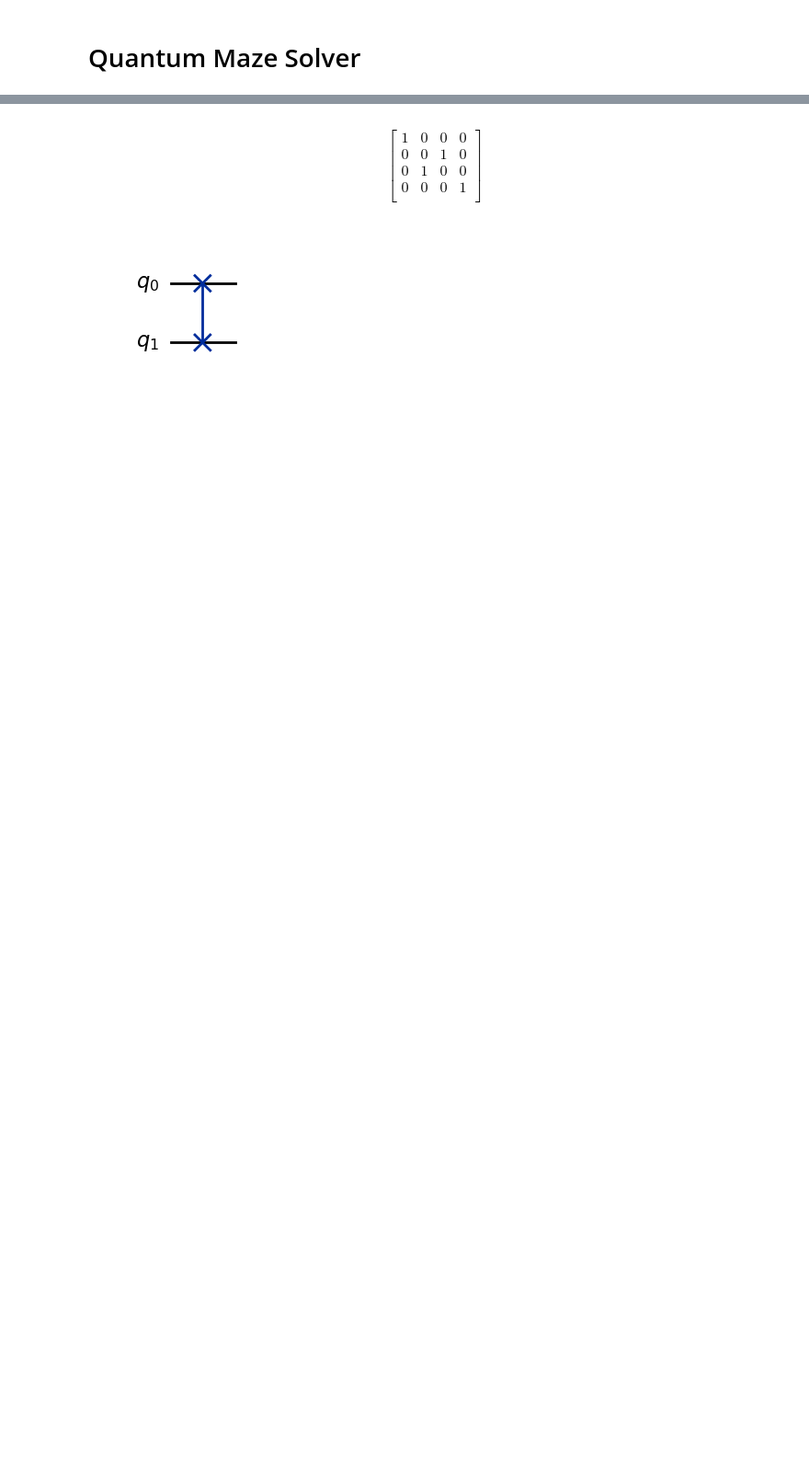
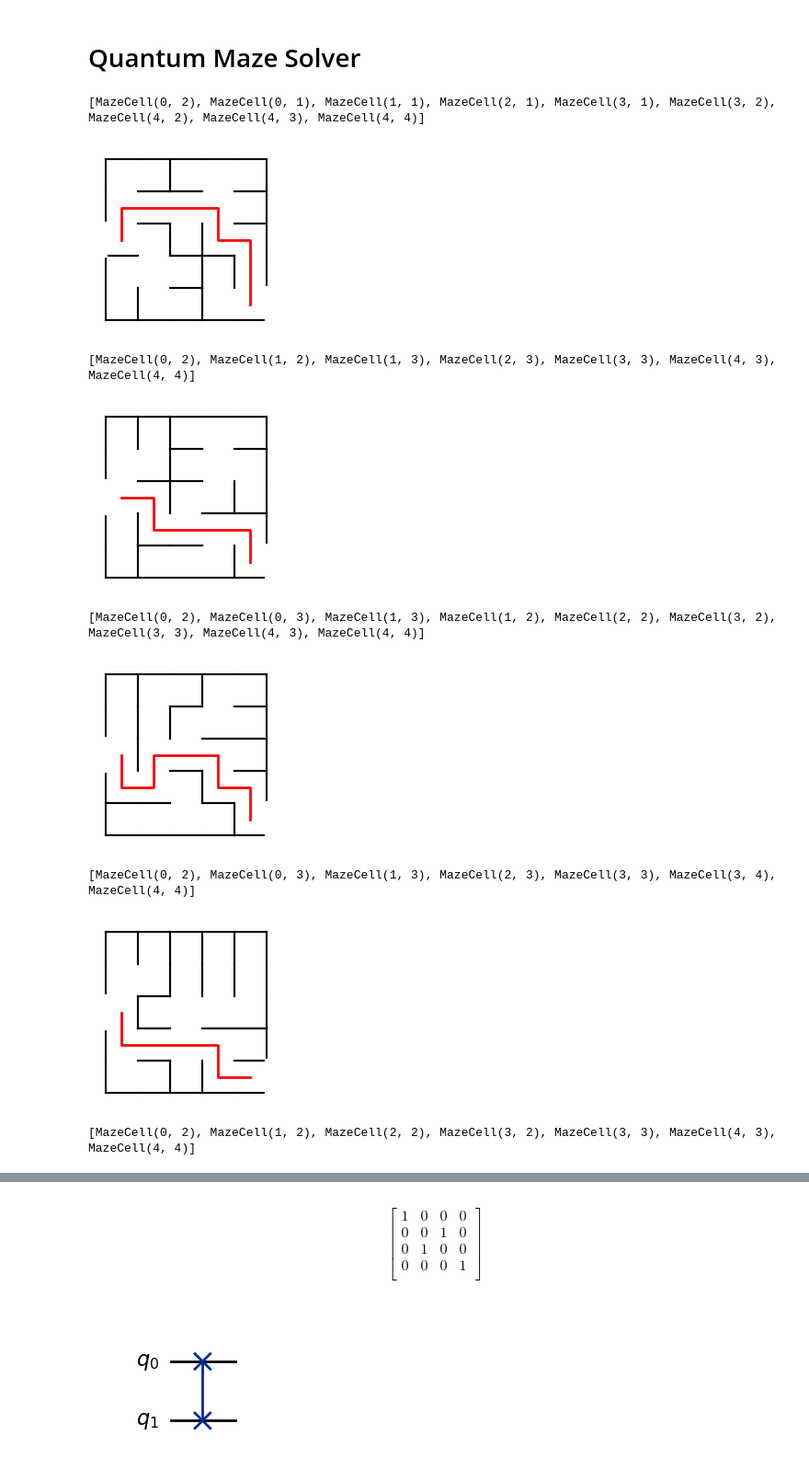
Before and after one commit to 1ngVG-QCCE/QuantumMazeSolver, a Jupyter notebook: maze_solver_tests.ipynb, the cells around one changed output, grey strips where cells are left out. Shown: that part at 92% size. Saved outputs shown, nothing was run; the diff lists cells and outputs as text; code cells hidden in the pictures; blank space fills up the shorter version.

Commit message:
feat(maze_generator): implement maze generation with visualization and bfs solver utility

```diff
--- a/maze_solver_tests.ipynb
+++ b/maze_solver_tests.ipynb
@@ -2,5 +2,18 @@
 # Quantum Maze Solver
 # %%
 import maze_generator
-
-# maze = maze_generator.generate_maze(2,2,2)
+solver = maze_generator.BFSSolver()
+for i in range(100):
+    maze = maze_generator.PrimGenerator().generate_maze(5,5,(0,2), (4,4))
+    path = solver.solve(maze)
+    maze.show(path)
+# %% [output]
+[MazeCell(0, 2), MazeCell(0, 1), MazeCell(1, 1), MazeCell(2, 1), MazeCell(3, 1), MazeCell(3, 2), MazeCell(4, 2), MazeCell(4, 3), MazeCell(4, 4)]
+[figure, added]
+[MazeCell(0, 2), MazeCell(1, 2), MazeCell(1, 3), MazeCell(2, 3), MazeCell(3, 3), MazeCell(4, 3), MazeCell(4, 4)]
+[figure, added]
+[MazeCell(0, 2), MazeCell(0, 3), MazeCell(1, 3), MazeCell(1, 2), MazeCell(2, 2), MazeCell(3, 2), MazeCell(3, 3), MazeCell(4, 3), MazeCell(4, 4)]
+[figure, added]
+[MazeCell(0, 2), MazeCell(0, 3), MazeCell(1, 3), MazeCell(2, 3), MazeCell(3, 3), MazeCell(3, 4), MazeCell(4, 4)]
+[figure, added]
+[MazeCell(0, 2), MazeCell(1, 2), MazeCell(2, 2), MazeCell(3, 2), MazeCell(3, 3), MazeCell(4, 3), MazeCell(4, 4)]
```
Also changed, not shown: parts of 2 cells of this notebook, 1 other file.
